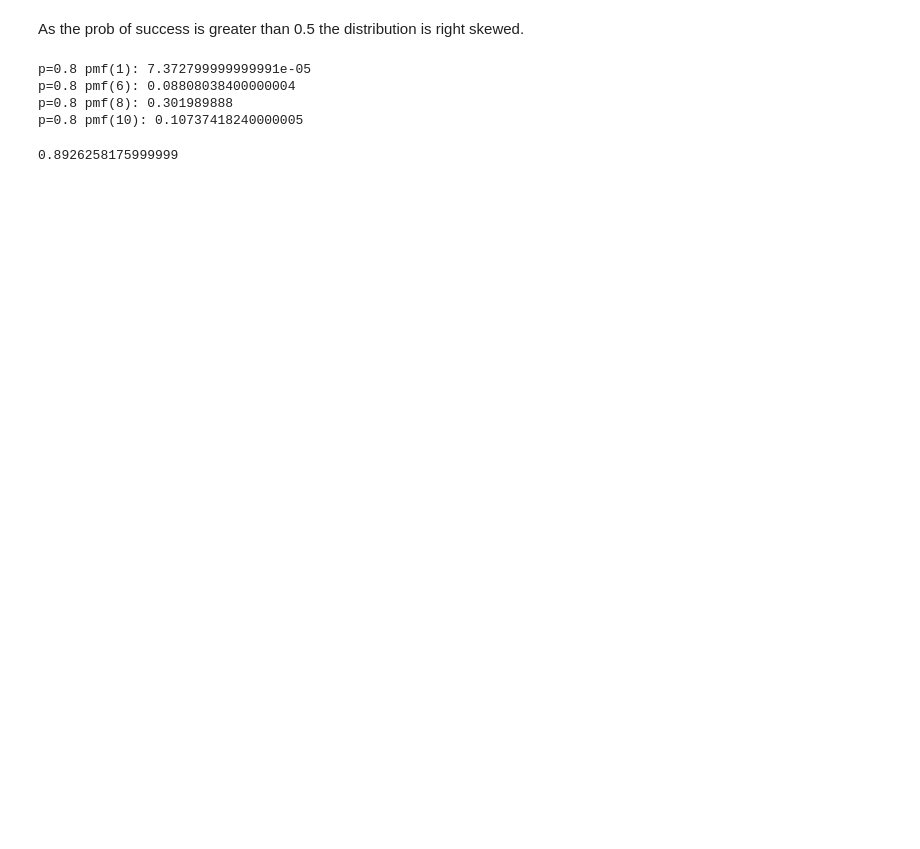
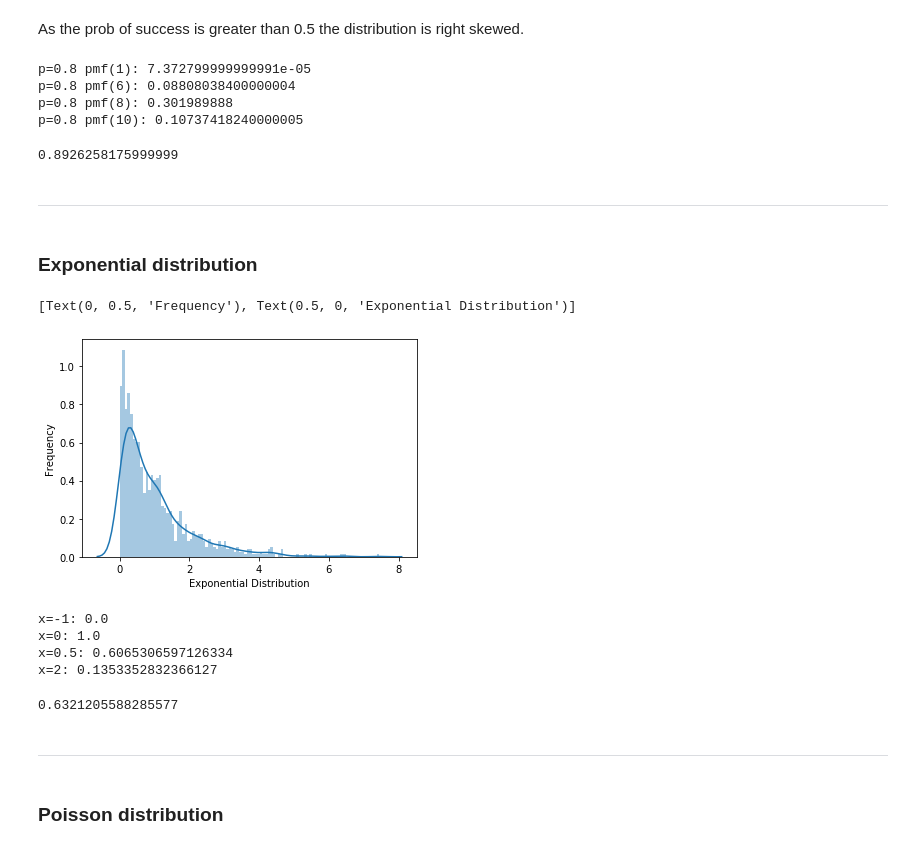
Before and after one commit to elisiojsj/Reference-Materials, a Jupyter notebook: Probability_distributions.ipynb, the cells around one changed output. Drawn from its saved outputs; the diff is of its cells as text; code cells hidden in the pictures; blank space fills up the shorter version.

Commit message:
more distributions added

```diff
--- a/Probability_distributions.ipynb
+++ b/Probability_distributions.ipynb
@@ -196,3 +196,8 @@ p=0.8 pmf(10): 0.10737418240000005
 binom(n=10, p=0.8).cdf(9)
 # %% [output]
 0.8926258175999999
+# %% [markdown]
+
+---
+# %% [markdown]
+### Exponential distribution
@@ -198,0 +206,37 @@ binom(n=10, p=0.8).cdf(9)
+# %%
+# generate distribution data given rate parameter, start point and
+# size = number of random variables
+rate = 1
+start = 0
+data_expon = expon.rvs(scale=rate,loc=start,size=1000)
+# %%
+sns.distplot(data_expon, bins=100, kde=True).set(xlabel='Exponential Distribution', ylabel='Frequency')
+# %% [output]
+[Text(0, 0.5, 'Frequency'), Text(0.5, 0, 'Exponential Distribution')]
+[figure, added]
+# %%
+# Evaluate the PDF for the same distribution at different points
+# The max is where the function starts, 0 in this case
+exp_m10 = expon(scale=rate, loc=start).pdf(-1)
+exp_00 = expon(scale=rate, loc=start).pdf(0)
+exp_05 = expon(scale=rate, loc=start).pdf(0.5)
+exp_20 = expon(scale=rate, loc=start).pdf(2)
+print("x=-1:", exp_m10)
+print("x=0:", exp_00)
+print("x=0.5:", exp_05)
+print("x=2:", exp_20)
+# %% [output]
+x=-1: 0.0
+x=0: 1.0
+x=0.5: 0.6065306597126334
+x=2: 0.1353352832366127
+# %%
+# Evaluate the CDF for a exponential distribution
+expon(scale=1, loc=start).cdf(1)
+# %% [output]
+0.6321205588285577
+# %% [markdown]
+
+---
+# %% [markdown]
+### Poisson distribution
```
Also changed, not shown: parts of 20 cells of this notebook, 1 other file.
